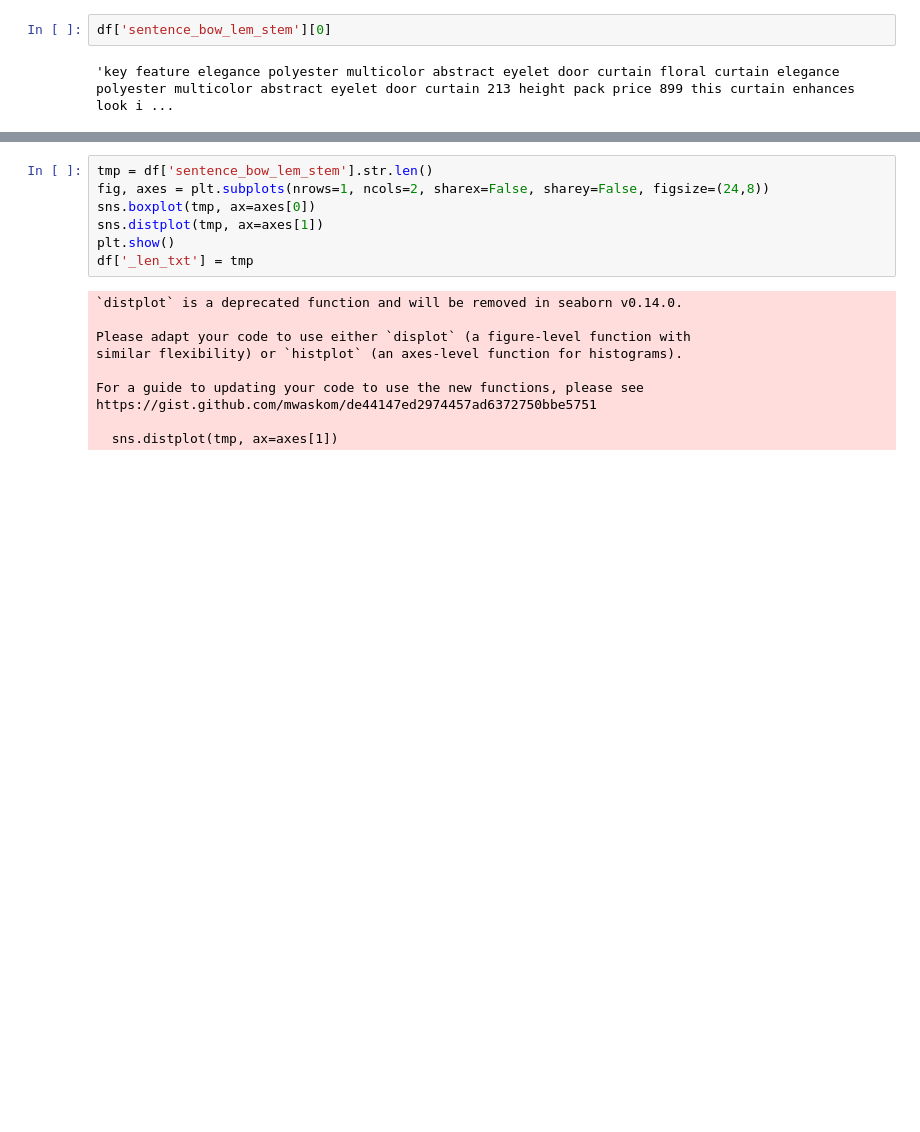
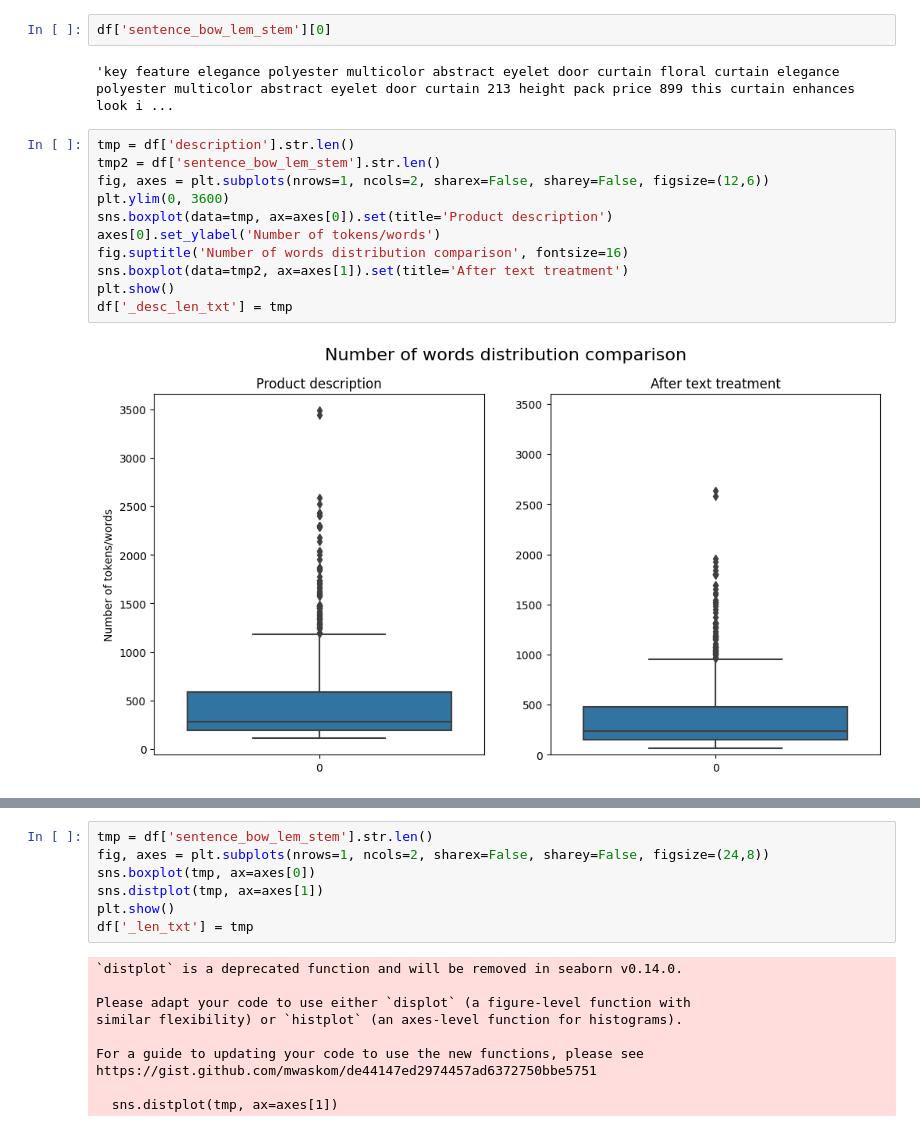
Before and after one commit to MarkoBrie/Image-Classification-with-CNN-and-data-augmentation, a Jupyter notebook: 1_Classification_de_Texte.ipynb, the cells around one changed output, grey strips where cells are left out. Saved outputs shown, nothing was run; the diff lists cells and outputs as text; blank space fills up the shorter version.

```diff
--- a/1_Classification_de_Texte.ipynb
+++ b/1_Classification_de_Texte.ipynb
@@ -376,3 +376,16 @@ df['description'][0]
 df['sentence_bow_lem_stem'][0]
 # %% [output]
 'key feature elegance polyester multicolor abstract eyelet door curtain floral curtain elegance polyester multicolor abstract eyelet door curtain 213 height pack price 899 this curtain enhances look i ...
+# %%
+tmp = df['description'].str.len()
+tmp2 = df['sentence_bow_lem_stem'].str.len()
+fig, axes = plt.subplots(nrows=1, ncols=2, sharex=False, sharey=False, figsize=(12,6))
+plt.ylim(0, 3600)
+sns.boxplot(data=tmp, ax=axes[0]).set(title='Product description')
+axes[0].set_ylabel('Number of tokens/words')
+fig.suptitle('Number of words distribution comparison', fontsize=16)
+sns.boxplot(data=tmp2, ax=axes[1]).set(title='After text treatment')
+plt.show()
+df['_desc_len_txt'] = tmp
+# %% [output]
+[figure, added]
```
Also changed, not shown: parts of 19 cells of this notebook.
